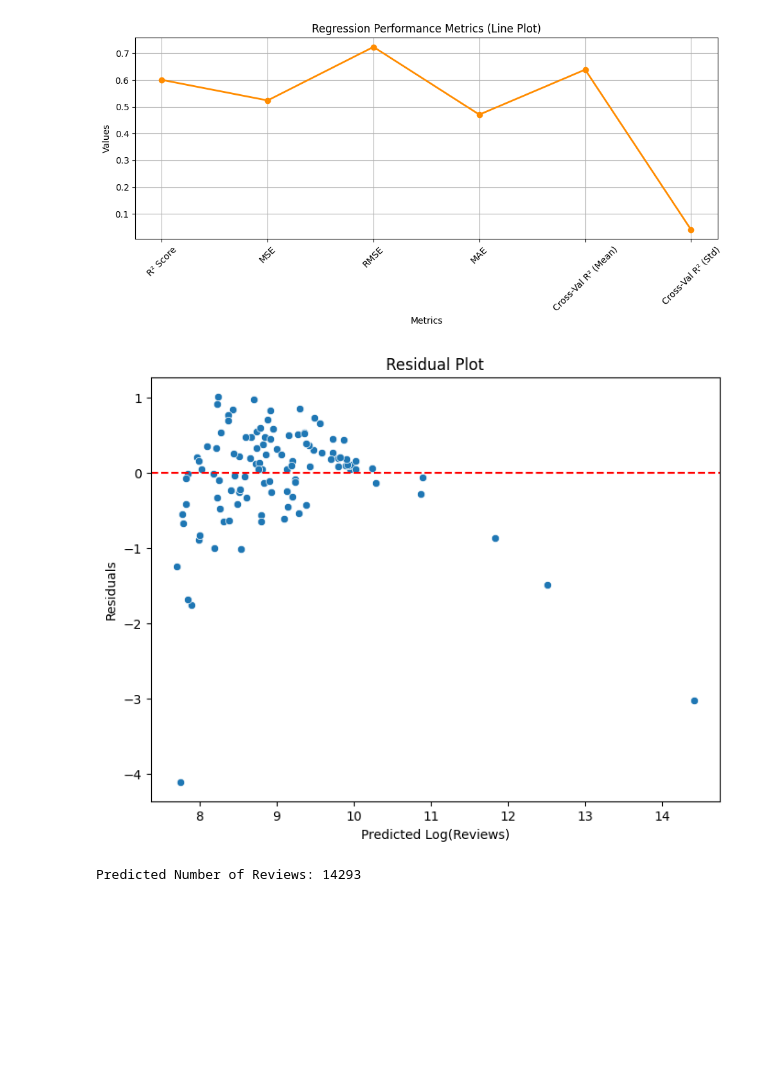
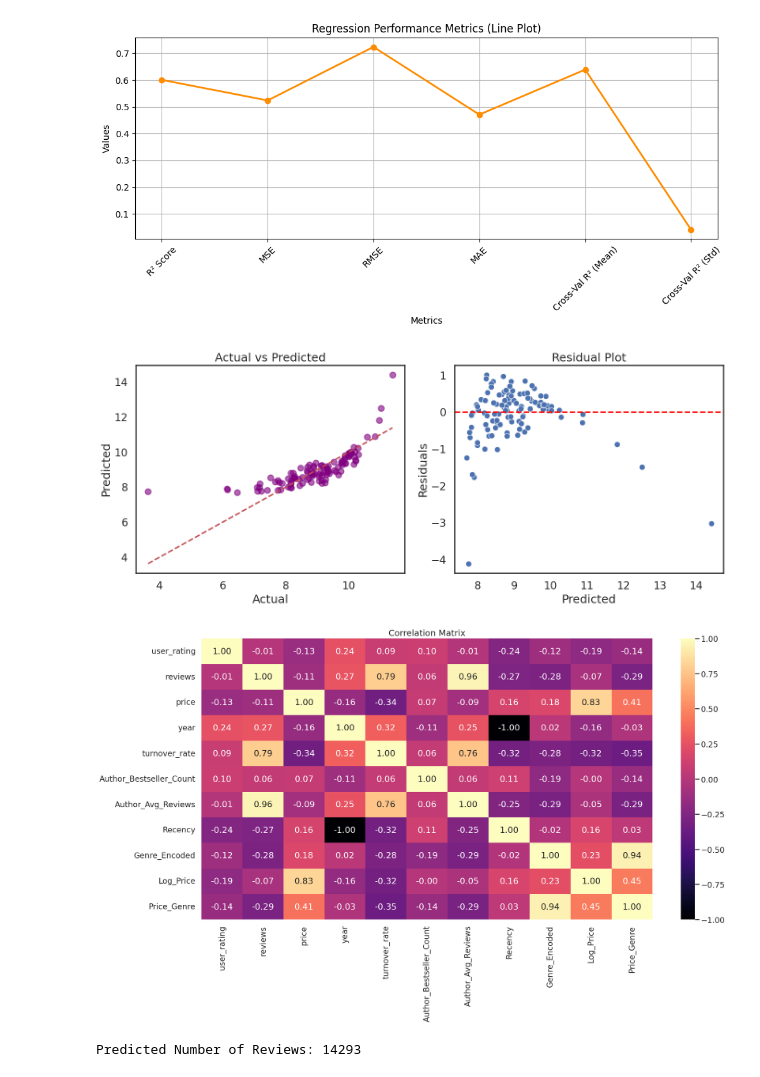
Before and after one commit to Anurag-Mohan/Amazon-Inventory-Analysis, a Jupyter notebook: AmazonData.ipynb, the cells around one changed output. Saved outputs shown, nothing was run; the diff lists cells and outputs as text; code cells hidden in the pictures; blank space fills up the shorter version.

```diff
--- a/AmazonData.ipynb
+++ b/AmazonData.ipynb
@@ -383,17 +450,35 @@ MAE                  0.470956
 Cross-Val R² (Mean)  0.639024
 Cross-Val R² (Std)   0.041120
 [figure]
-# %%
-residuals = y_test - y_pred
-plt.figure(figsize=(8, 6))
-sns.scatterplot(x=y_pred, y=residuals)
-plt.axhline(0, color='red', linestyle='--')
-plt.xlabel('Predicted Log(Reviews)')
-plt.ylabel('Residuals')
-plt.title('Residual Plot')
-plt.show()
-# %% [output]
-[figure, removed]
+# %%
+residuals = y_test - y_pred
+
+fig, axes = plt.subplots(1, 2, figsize=(14, 6))
+
+axes[0].scatter(y_test, y_pred, color='purple', alpha=0.6)
+axes[0].plot([y_test.min(), y_test.max()], [y_test.min(), y_test.max()], 'r--')
+axes[0].set_xlabel("Actual")
+axes[0].set_ylabel("Predicted")
+axes[0].set_title("Actual vs Predicted")
+
+sns.scatterplot(x=y_pred, y=residuals, ax=axes[1])
+axes[1].axhline(0, color='red', linestyle='--')
+axes[1].set_xlabel('Predicted')
+axes[1].set_ylabel('Residuals')
+axes[1].set_title('Residual Plot')
+
+plt.tight_layout()
+plt.show()
+# %% [output]
+[figure, added]
+# %%
+plt.figure(figsize=(20,12))
+sns.heatmap(df.corr(numeric_only=True), annot=True, cmap="magma", fmt=".2f")
+plt.title("Correlation Matrix")
+plt.tight_layout()
+plt.show()
+# %% [output]
+[figure, added]
 # %%
 def predict_reviews(price, user_rating, year, genre, author):
     log_price = np.log1p(price)
```
Also changed, not shown: parts of 8 cells of this notebook.
